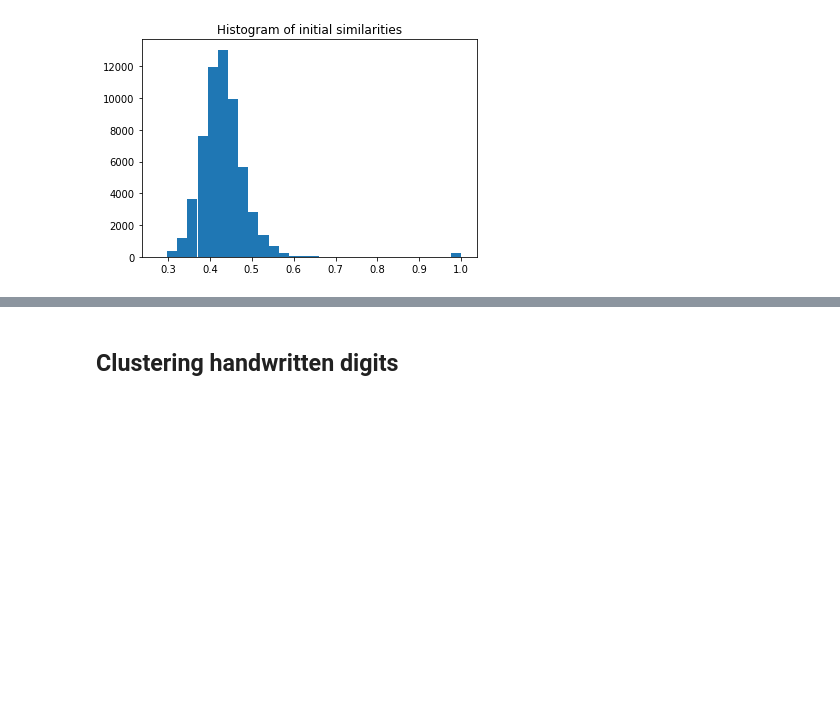
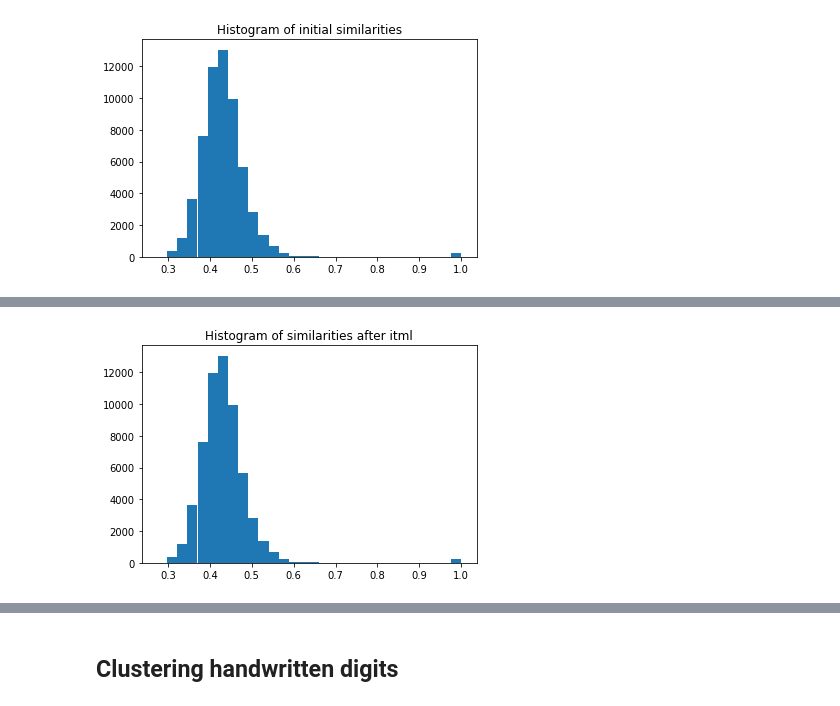
Before and after one commit to patricsteiner/image_clustering, a Jupyter notebook: intelligent_image_clustering.ipynb, the cells around one changed output, grey strips where cells are left out. Saved outputs shown, nothing was run; the diff lists cells and outputs as text; code cells hidden in the pictures; blank space fills up the shorter version.

```diff
--- a/intelligent_image_clustering.ipynb
+++ b/intelligent_image_clustering.ipynb
@@ -296,0 +312,10 @@ KeyboardInterrupt:
+# %%
+new_X = itml.transform()
+new_distance_matrix = euclidean_distance(X)
+new_similarity_matrix = distance_to_similarity(distance_matrix)
+plt.figure()
+plt.hist(new_similarity_matrix.ravel(), bins=30)
+plt.title("Histogram of similarities after itml")
+plt.show()
+# %% [output]
+[figure, added]
```
Also changed, not shown: parts of 10 cells of this notebook.
